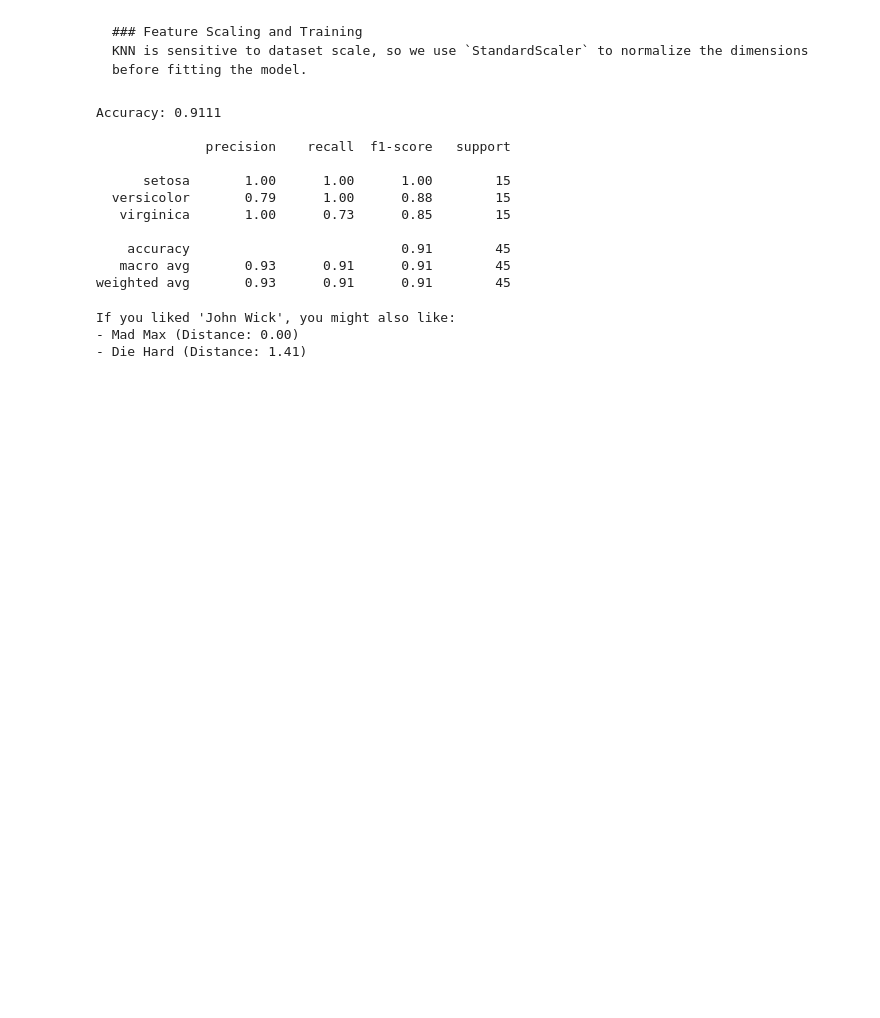
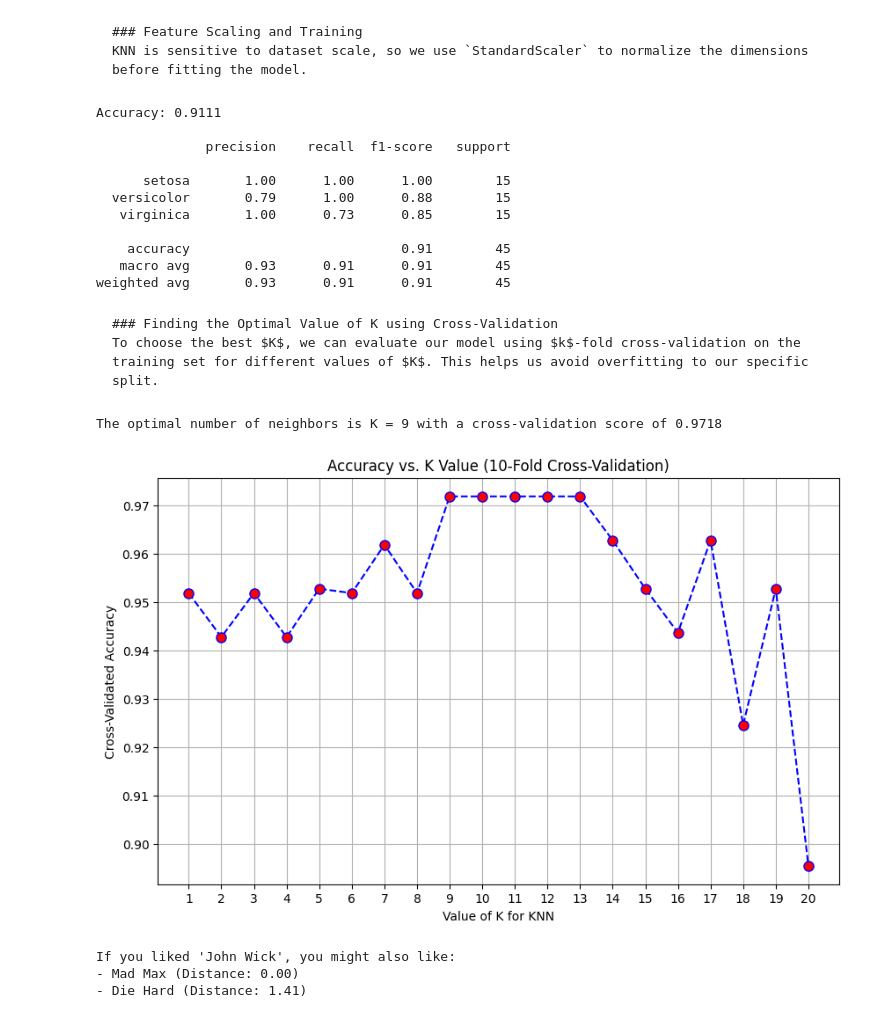
Before and after one commit to lucky3254/YBI_FOUNDATION-INTERNSHIP, a Jupyter notebook: Basics_of_KNN_Model.ipynb, the cells around one changed output. Drawn from its saved outputs; the diff is of its cells as text; code cells hidden in the pictures; blank space fills up the shorter version.

````diff
--- a/Basics_of_KNN_Model.ipynb
+++ b/Basics_of_KNN_Model.ipynb
@@ -90,6 +90,42 @@ Accuracy: 0.9111
     accuracy                           0.91        45
    macro avg       0.93      0.91      0.91        45
 weighted avg       0.93      0.91      0.91        45
+# %% [markdown]
+```markdown
+### Finding the Optimal Value of K using Cross-Validation
+To choose the best $K$, we can evaluate our model using $k$-fold cross-validation on the training set for different values of $K$. This helps us avoid overfitting to our specific split.
+```
+# %%
+from sklearn.model_selection import cross_val_score
+import matplotlib.pyplot as plt
+
+# Try K values from 1 to 20
+k_values = list(range(1, 21))
+cv_scores = []
+
+# Perform 10-fold cross-validation for each K
+for k in k_values:
+    knn_cv = KNeighborsClassifier(n_neighbors=k)
+    # We use the scaled training data
+    scores = cross_val_score(knn_cv, X_train_scaled, y_train, cv=10, scoring='accuracy')
+    cv_scores.append(scores.mean())
+
+# Find the optimal K (the index with the maximum accuracy score)
+optimal_k = k_values[cv_scores.index(max(cv_scores))]
+print(f"The optimal number of neighbors is K = {optimal_k} with a cross-validation score of {max(cv_scores):.4f}\n")
+
+# Plot the cross-validation accuracies
+plt.figure(figsize=(10, 6))
+plt.plot(k_values, cv_scores, marker='o', linestyle='dashed', color='blue', markerfacecolor='red', markersize=8)
+plt.title('Accuracy vs. K Value (10-Fold Cross-Validation)')
+plt.xlabel('Value of K for KNN')
+plt.ylabel('Cross-Validated Accuracy')
+plt.xticks(k_values)
+plt.grid(True)
+plt.show()
+# %% [output]
+The optimal number of neighbors is K = 9 with a cross-validation score of 0.9718
+[figure, added]
 # %%
 # Real-world Example: Simple Movie Recommendation System using KNN
 import numpy as np
````
